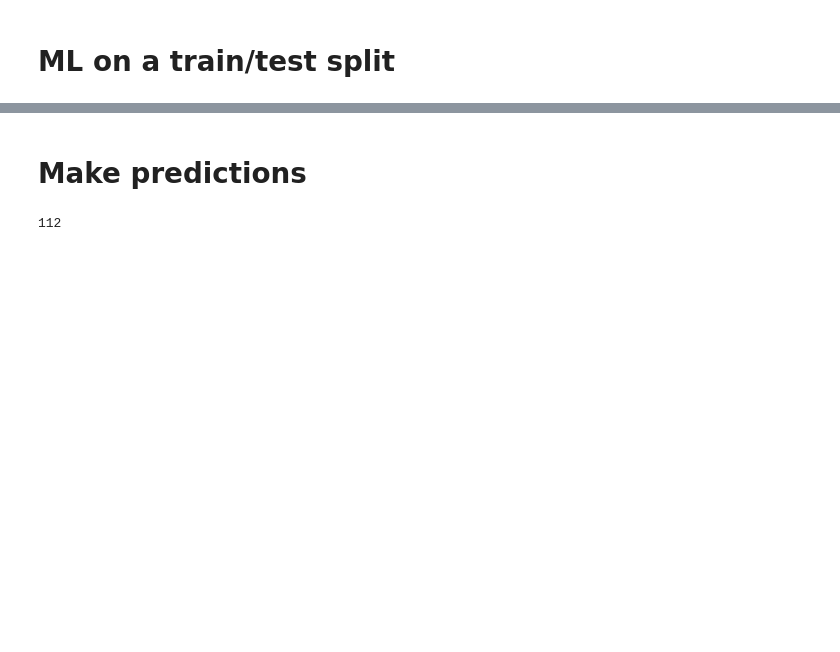
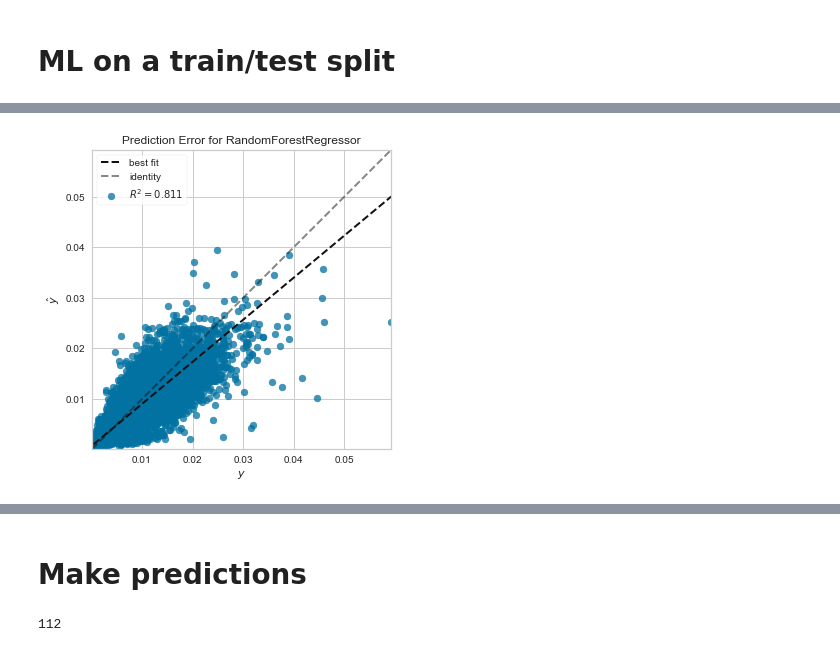
Before and after one commit to ianozsvald/kaggle_optiver_volatility, a Jupyter notebook: notebooks/20210802_light.ipynb, the cells around one changed output, grey strips where cells are left out. Saved outputs shown, nothing was run; the diff lists cells and outputs as text; code cells hidden in the pictures; blank space fills up the shorter version.

```diff
--- a/notebooks/20210802_light.ipynb
+++ b/notebooks/20210802_light.ipynb
@@ -99,0 +135,6 @@ In [7] used 495.7344 MiB RAM in 87.85s, peaked 223.16 MiB above current, total R
+# %%
+def log_return(list_stock_prices):
+    return np.log(list_stock_prices).diff()
+
+def realized_volatility(series_log_return):
+    return np.sqrt(np.sum(series_log_return**2))
@@ -163,0 +400,12 @@ In [15] used 334.4414 MiB RAM in 102.82s, peaked 0.00 MiB above current, total R
+# %%
+try:
+    if X_test.shape[0] > 0:
+        from yellowbrick.regressor import PredictionError
+        visualizer = PredictionError(est)
+        visualizer.fit(X_train, y_train)  # Fit the training data to the visualizer
+        visualizer.score(X_test, y_test)  # Evaluate the model on the test data
+        ax_subplot = visualizer.show()
+except ModuleNotFoundError:
+    print('no yellowbrick')
+# %% [output]
+[figure, added]
```
Also changed, not shown: parts of 37 cells of this notebook, 3 other files.
